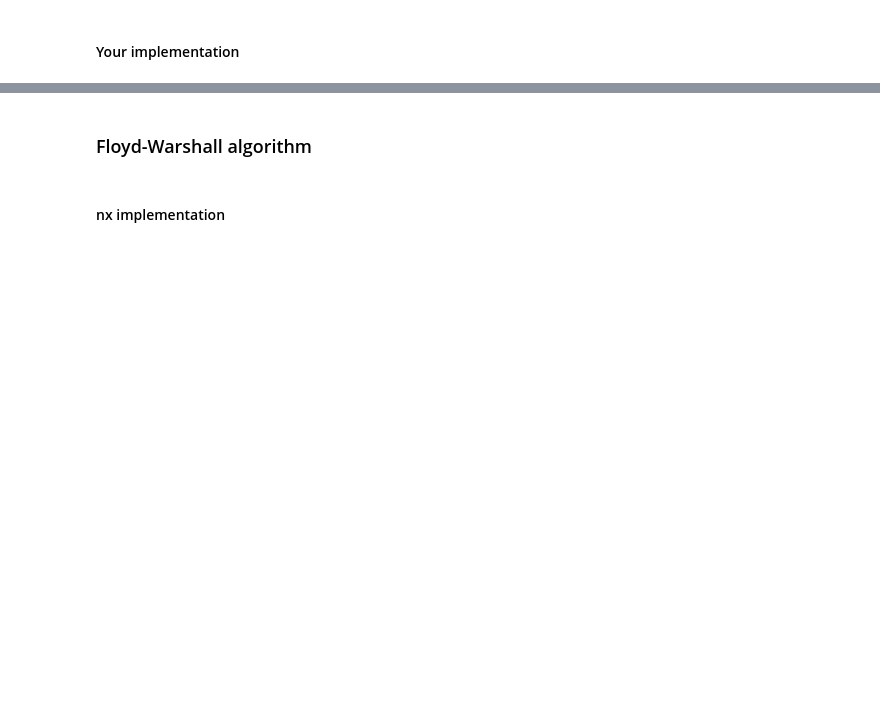
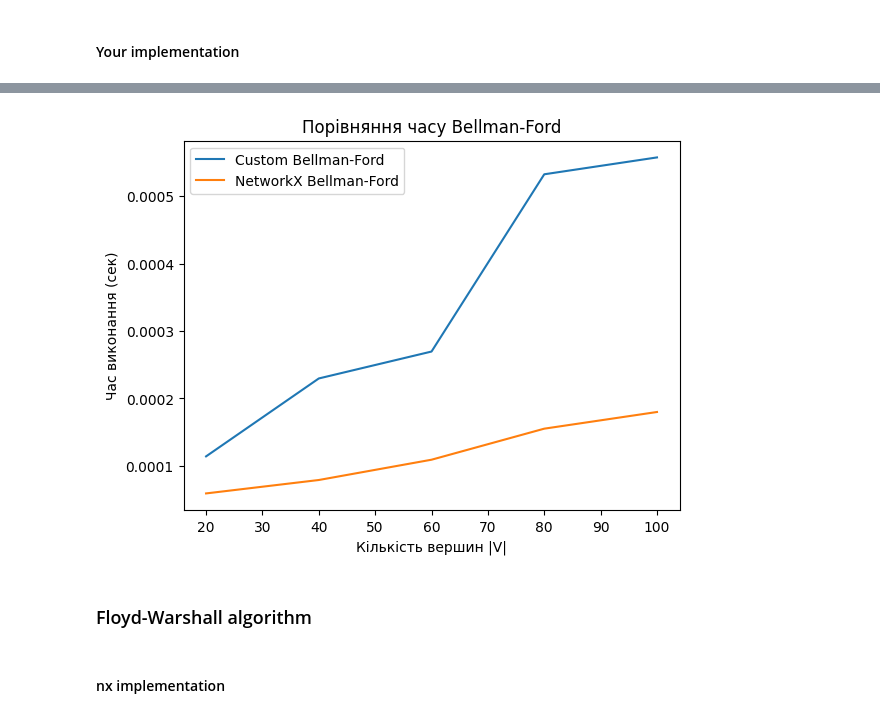
Before and after one commit to yuliiayakymiv/Lab1_Trees, a Jupyter notebook: Lab1_Trees.ipynb, the cells around one changed output, grey strips where cells are left out. Drawn from its saved outputs; the diff is of its cells as text; code cells hidden in the pictures; blank space fills up the shorter version.

```diff
--- a/Lab1_Trees.ipynb
+++ b/Lab1_Trees.ipynb
@@ -361,3 +265,61 @@ plt.show()
+# %%
+
+def bellman_ford_predecessor_and_distance(graph: nx.DiGraph, source):
+    distance = {}
+    predecessor = {}
+    for node in graph.nodes:
+        distance[node] = float("inf")
+        predecessor[node] = None
+    distance[source] = 0
+    for _ in range(len(graph.nodes) - 1):
+        stop = True
+        for u, v, weight in graph.edges(data="weight"):
+            if distance[u] != float("inf") and distance[u] + weight < distance[v]:
+                distance[v] = distance[u] + weight
+                predecessor[v] = u
+                stop = False
+        if stop:
+            break
+    for u, v, data in graph.edges(data=True):
+        weight = data.get("weight", 1)
+        if distance[u] != float("inf") and distance[u] + weight < distance[v]:
+            raise ValueError("Graph contains a negative cycle")
+    return predecessor, distance
+
+def benchmark_bellman_ford(graph: nx.DiGraph, source):
+    start = time.perf_counter()
+    bellman_ford_predecessor_and_distance(graph, source)
+    custom_time = time.perf_counter() - start
+    start = time.perf_counter()
+    nx.bellman_ford_predecessor_and_distance(graph, source, weight="weight")
+    nx_time = time.perf_counter() - start
+
+    return custom_time, nx_time
+sizes = [20, 40, 60, 80, 100]
+custom_times = []
+nx_times = []
+
+for n in sizes:
+    G = nx.gnm_random_graph(n, n * 4, directed=True)
+    for u, v in G.edges:
+        G[u][v]["weight"] = 1
+
+    source = list(G.nodes)[0]
+
+    t_custom, t_nx = benchmark_bellman_ford(G, source)
+    custom_times.append(t_custom)
+    nx_times.append(t_nx)
+
+plt.figure()
+plt.plot(sizes, custom_times, label="Custom Bellman-Ford")
+plt.plot(sizes, nx_times, label="NetworkX Bellman-Ford")
+plt.xlabel("Кількість вершин |V|")
+plt.ylabel("Час виконання (сек)")
+plt.title("Порівняння часу Bellman-Ford")
+plt.legend()
+plt.show()
+# %% [output]
+[figure, added]
 # %% [markdown]
 ### Floyd-Warshall algorithm
 # %% [markdown]
```
Also changed, not shown: parts of 24 cells of this notebook, 2 other files.
